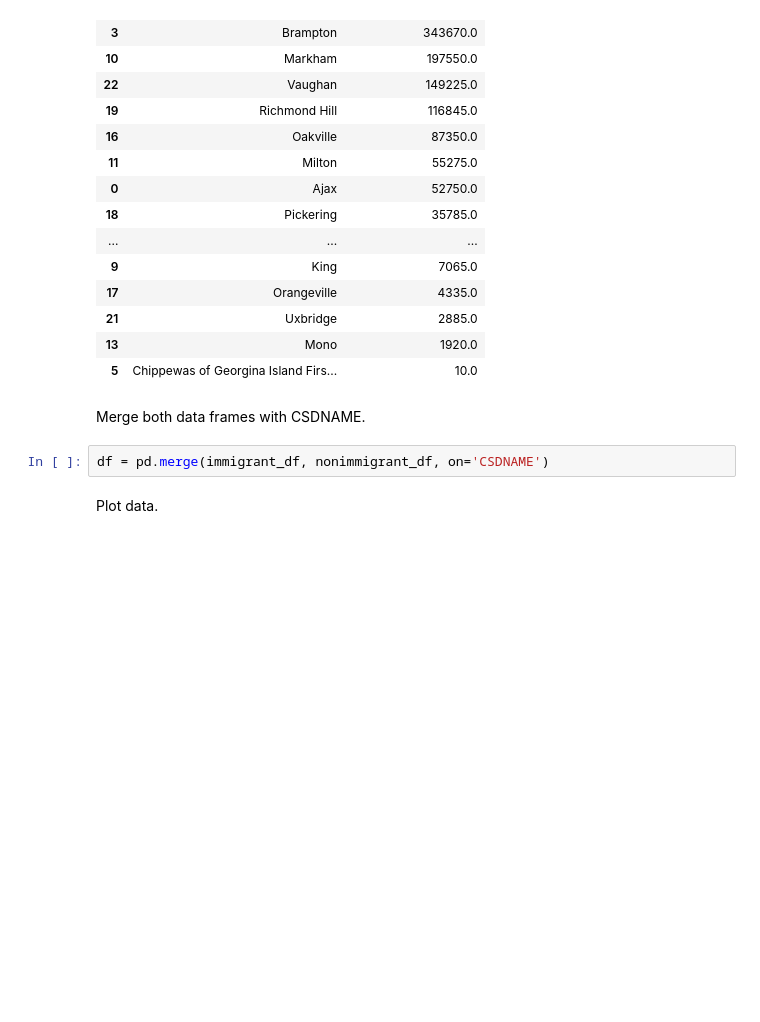
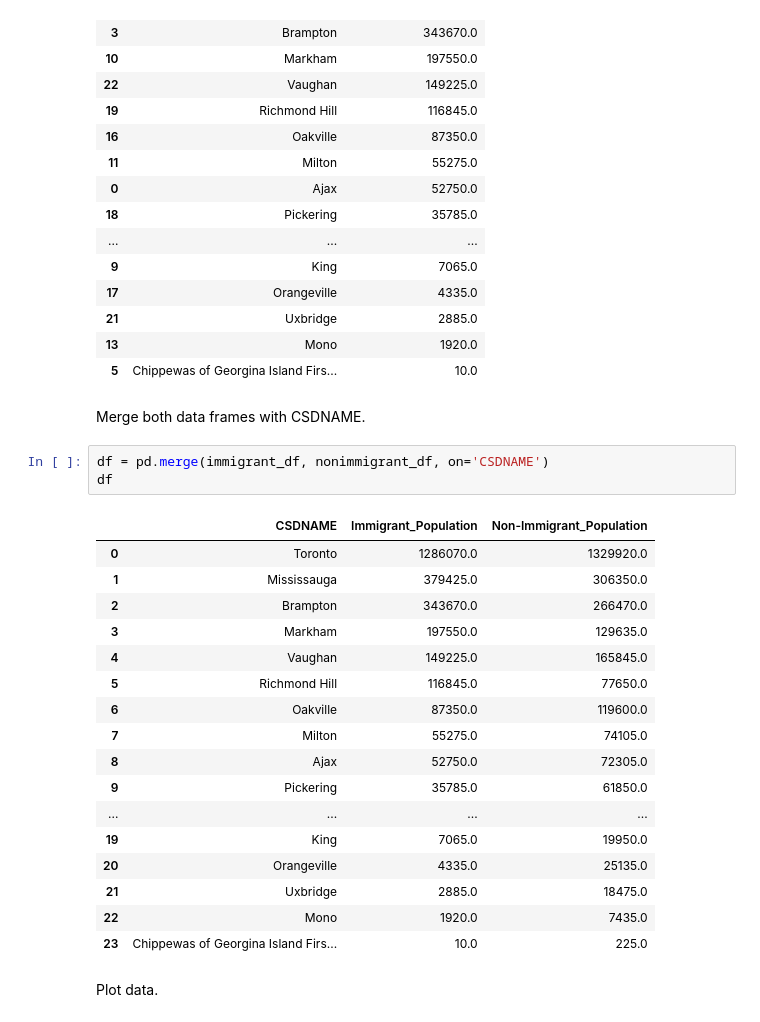
Before and after one commit to IanMacwan/mapping-exclusion-research-data, a Jupyter notebook: population-comparison.ipynb, the cells around one changed output. Drawn from its saved outputs; the diff is of its cells as text; blank space fills up the shorter version.

```diff
--- a/population-comparison.ipynb
+++ b/population-comparison.ipynb
@@ -100,6 +100,25 @@ immigrant_df
 Merge both data frames with CSDNAME.
 # %%
 df = pd.merge(immigrant_df, nonimmigrant_df, on='CSDNAME')
+df
+# %% [output]
+|  | CSDNAME | Immigrant_Population | Non-Immigrant_Population |
+| 0 | Toronto | 1286070.0 | 1329920.0 |
+| 1 | Mississauga | 379425.0 | 306350.0 |
+| 2 | Brampton | 343670.0 | 266470.0 |
+| 3 | Markham | 197550.0 | 129635.0 |
+| 4 | Vaughan | 149225.0 | 165845.0 |
+| 5 | Richmond Hill | 116845.0 | 77650.0 |
+| 6 | Oakville | 87350.0 | 119600.0 |
+| 7 | Milton | 55275.0 | 74105.0 |
+| 8 | Ajax | 52750.0 | 72305.0 |
+| 9 | Pickering | 35785.0 | 61850.0 |
+| ... | ... | ... | ... |
+| 19 | King | 7065.0 | 19950.0 |
+| 20 | Orangeville | 4335.0 | 25135.0 |
+| 21 | Uxbridge | 2885.0 | 18475.0 |
+| 22 | Mono | 1920.0 | 7435.0 |
+| 23 | Chippewas of Georgina Island Firs... | 10.0 | 225.0 |
 # %% [markdown]
 Plot data.
 # %%
```
Also changed, not shown: 2 other files.
